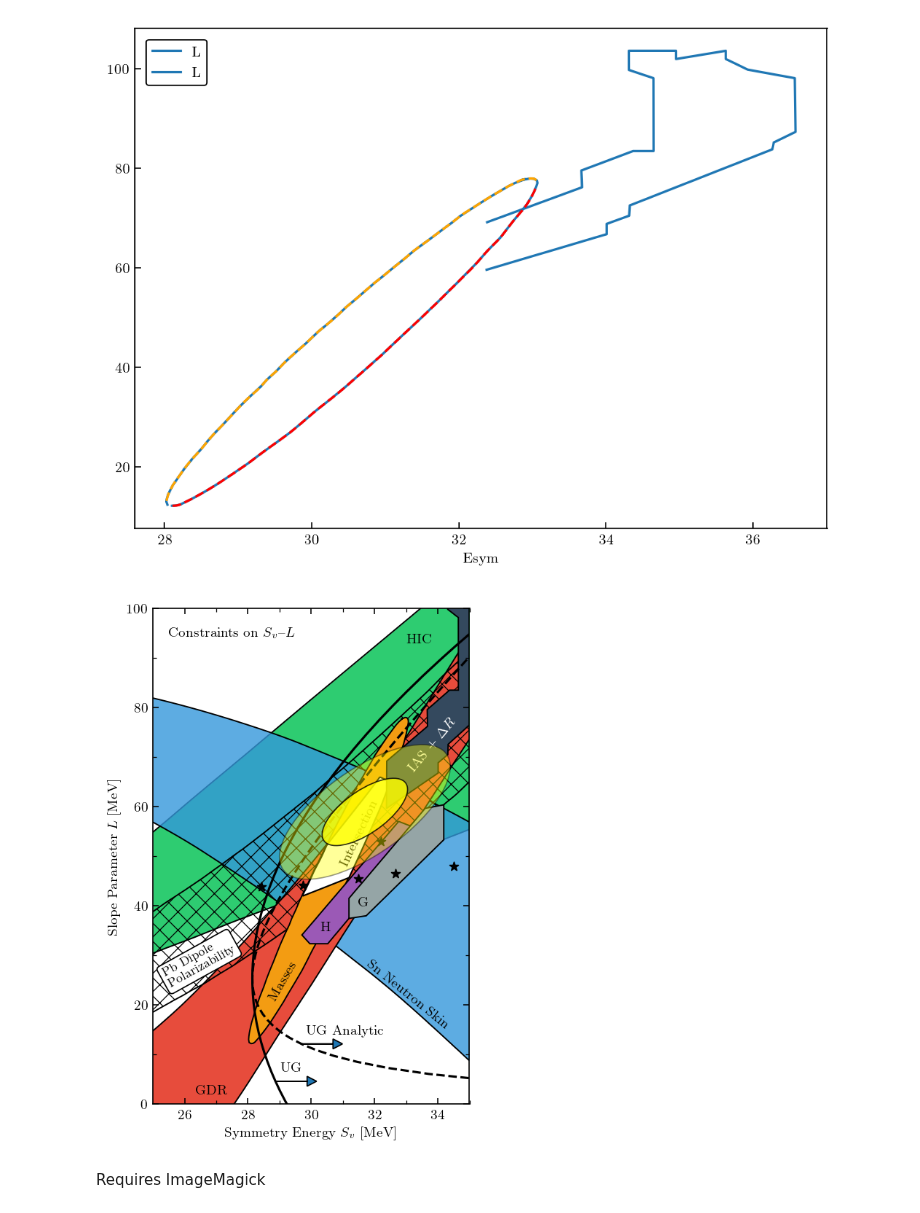
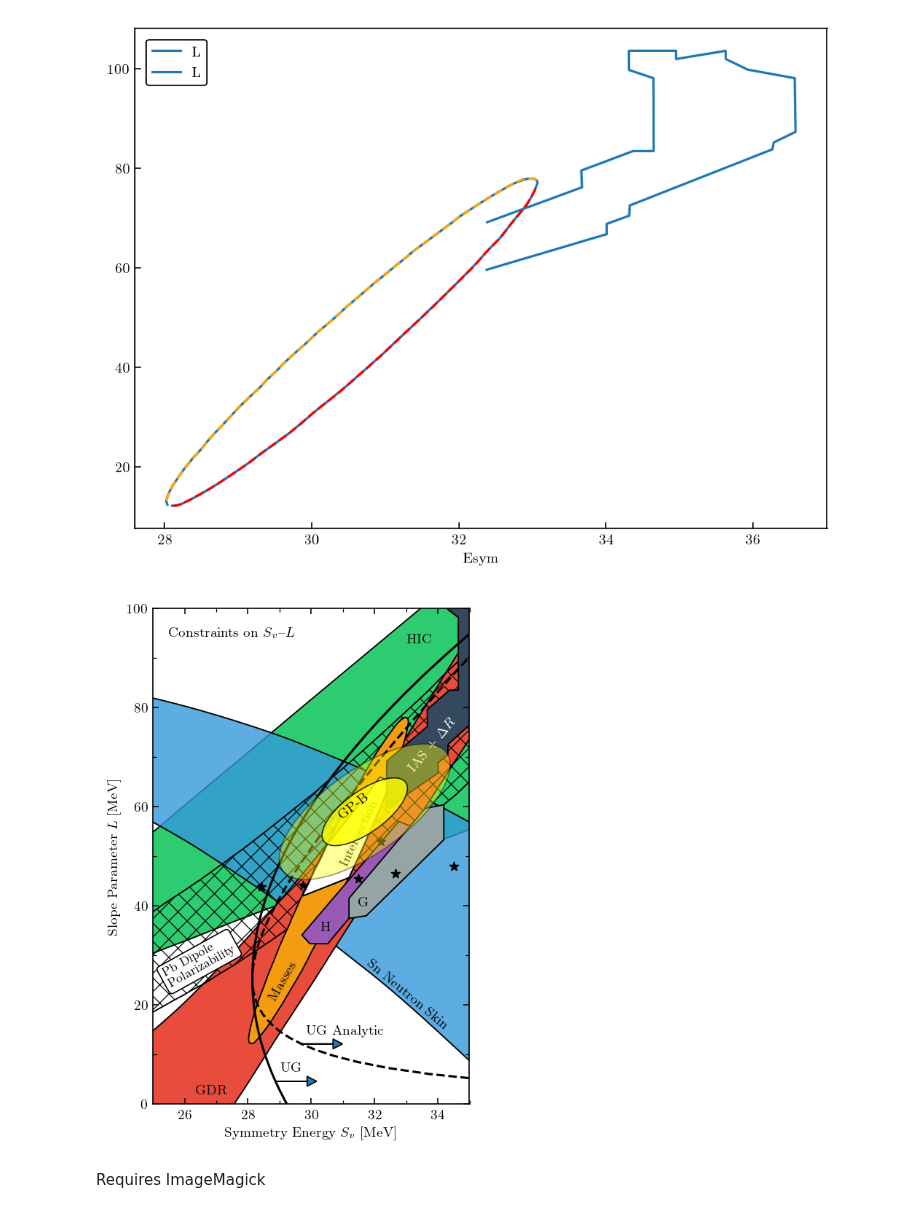
Before and after one commit to buqeye/nuclear-matter-convergence, a Jupyter notebook: analysis/Esym-L/correlation.ipynb, the cells around one changed output. Saved outputs shown, nothing was run; the diff lists cells and outputs as text; code cells hidden in the pictures.

Commit message:
Added new results and put text back

```diff
--- a/analysis/Esym-L/correlation.ipynb
+++ b/analysis/Esym-L/correlation.ipynb
@@ -65,7 +65,7 @@ avail_srcs.append({
     "label" : "Sn Neutron Skin", "facecolor" : blue, 'spline_lower': spline_Sn_lower,
     'spline_upper': spline_Sn_upper, 'Esym': Esym, 'alpha': 0.8,
     'label_x': 0.67, 'label_y': 0.15, 'ha': 'center', 'va': 'center', 'label_color': 'k',
-    'rotation': -39,
+    'rotation': -40,
 #     'reference': 'Sn skin: Chen, L.-W., Ko, C. M., Li, B.-A.,  Xu, J., PRC, 82, 024321',
     'reference': 'Chen \\textit{et al.},\nPRC \\textbf{82}, 024321 (2010)',
 })
@@ -398,10 +398,10 @@ cov_Esym_L_eft = np.array([
 ])
 
 # Using n=0.17 +/- 0.01 taken from the actual saturation of the EFT preds
-Esym_L_sat_eft = np.array([31.69540867, 58.91930424])
+Esym_L_sat_eft = np.array([31.69096099, 58.95712712])
 cov_Esym_L_eft = np.array([
-    [ 1.81989419,  6.15425085],
-    [ 6.15425085, 46.10619789]
+    [ 1.82100168,  6.37599397],
+    [ 6.37599397, 46.7033256 ]
 ])
 # %%
 image_type = 'png'
@@ -424,7 +424,7 @@ fig, ax = plt.subplots(figsize=(3.4, 5), constrained_layout=True)
 # set labels and title
 ax.set_xlabel(r"Symmetry Energy $S_v$ [MeV]")
 ax.set_ylabel(r"Slope Parameter $L$ [MeV]")
-# ax.set_title('$E_\mathrm{sym}$--$L$ Correlation')
+# ax.set_title('$S_v$--$L$ Correlation')
 ax.text(0.05, 0.96, 'Constraints on $S_v$--$L$', transform=ax.transAxes, ha='left', va='top')
 ax.xaxis.set_ticks_position('both')
 ax.yaxis.set_ticks_position('both')
@@ -432,11 +432,8 @@ ax.yaxis.set_ticks_position('both')
 # set limits
 ax.set_xlim(25, 35)
 ax.set_ylim(0, 100)
-# ax.xaxis.set_minor_locator(AutoMinorLocator(n=2))
 ax.yaxis.set_minor_locator(AutoMinorLocator(n=2))
 ax.xaxis.set_minor_locator(AutoMinorLocator(n=2))
-# ax.set_yticks([10, 30, 50, 70, 90], minor=True)
-# ax.set_yticks([20, 40, 60, 80])
 
 # plot each source separately
 i = 0
@@ -515,39 +512,39 @@ ref = add_ref(ug_ref, ax)
 i += 1
 fig.savefig(file_out(i, image_type))
 ref.remove()
 
 # plot Drischler et al. (2016)
 # we don't necessarily need to show these data points (no bands)
 data_D = pd.read_csv("./data/Drischler_2016.csv", names=['Esym', 'L'])
 ax.scatter(data_D["Esym"], data_D["L"], c="k", marker="*")
 stars_ref = 'Drischler \\textit{et al.},\nPRC \\textbf{93}, 054314 (2016)'
 ref = add_ref(stars_ref, ax)
 i += 1
 fig.savefig(file_out(i, image_type))
 ref.remove()
 
 confidence_ellipse(
     Esym_L_sat_eft, cov_Esym_L_eft, ax=ax, n_std=2,
     facecolor=yellow, edgecolor='k', alpha=0.4, zorder=i+1
 )
 confidence_ellipse(
     Esym_L_sat_eft, cov_Esym_L_eft, ax=ax, n_std=1,
     facecolor=yellow, edgecolor='k', alpha=0.8, zorder=i+1
 )
-# ax.text(
-#     0.53, 0.61, r'GP-B', fontdict=dict(color='k'),
-#     rotation=34, transform=ax.transAxes,
-#     zorder=i+2,
-# )
+ax.text(
+    0.579, 0.575, r'GP-B', fontdict=dict(color='k'),
+    rotation=38, transform=ax.transAxes,
+    zorder=i+2,
+)
 
 ref = add_ref('This work', ax)
 i += 1
 fig.savefig(file_out(i, image_type))
 ref.remove()
 
 fig.savefig("Lattimer_Esym_L")
 # %% [output]
-[figure, old version]
+[figure, new version]
 # %% [markdown]
 Requires ImageMagick
 # %%
```
Also changed, not shown: 13 other files.
